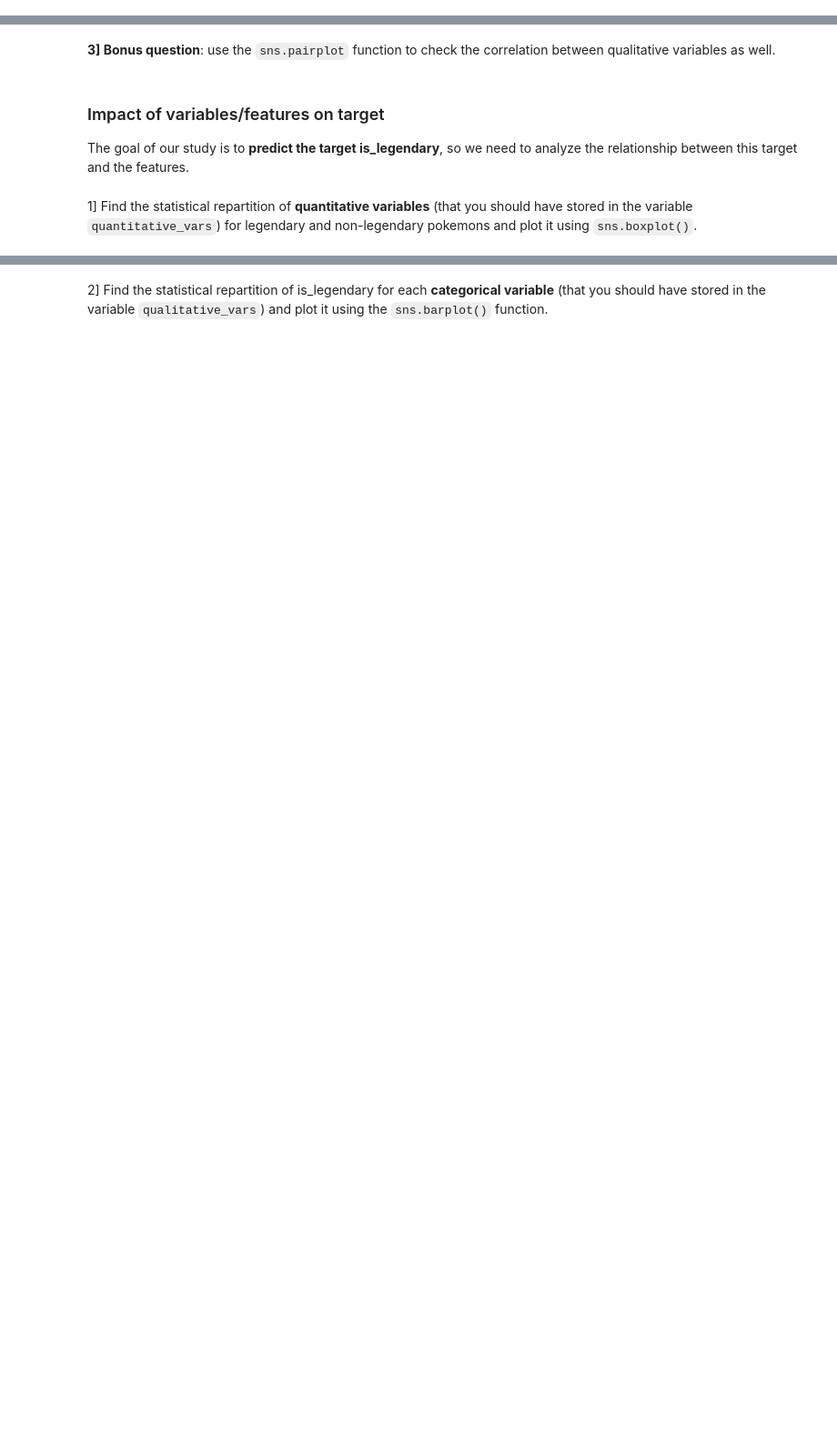
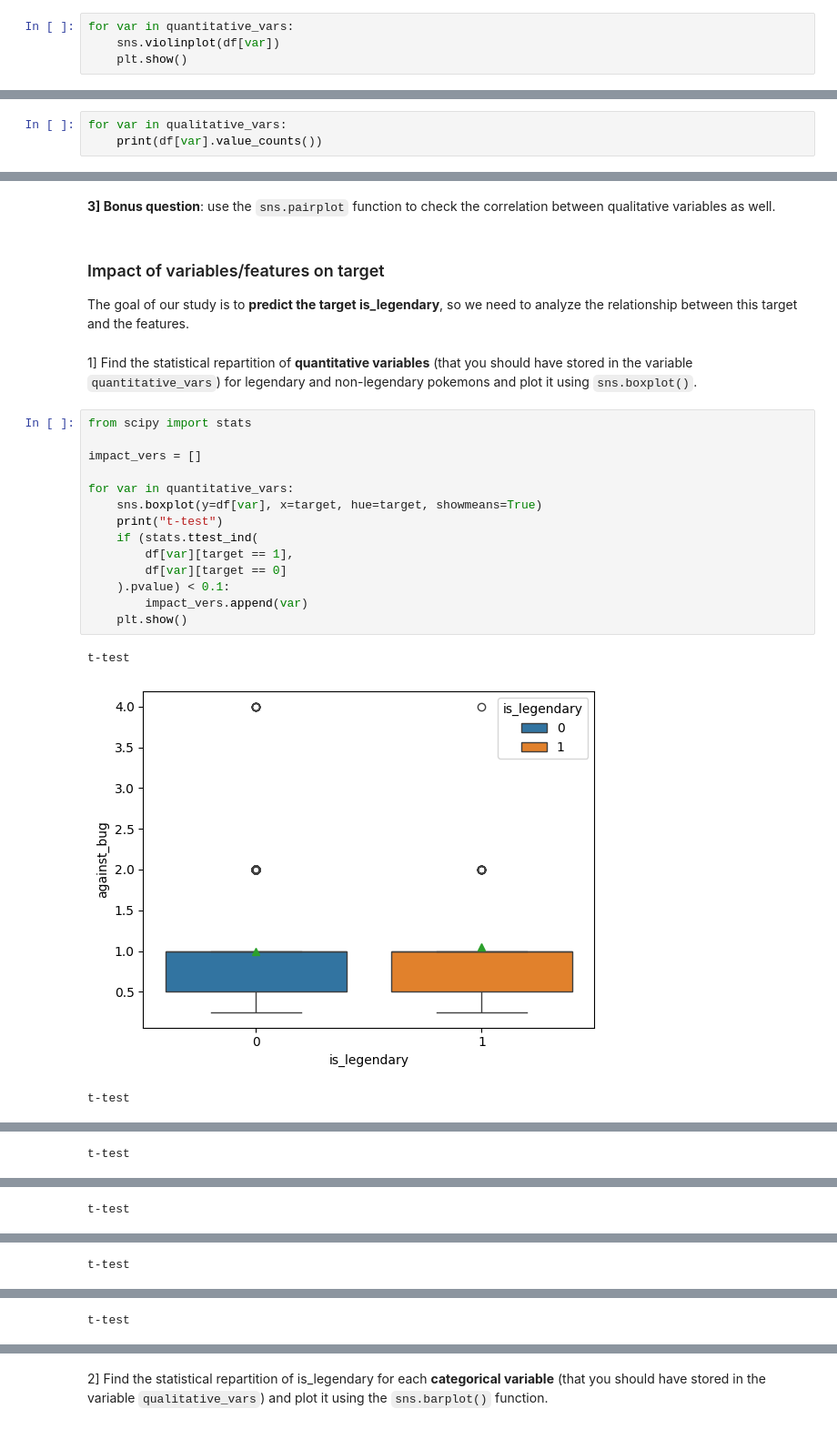
Before and after one commit to SphRbtHyk/miashs_introduction_ml, a Jupyter notebook: lab2/lab2_data_analysis.ipynb, the cells around one changed output, grey strips where cells are left out. Shown at 91% size. Saved outputs shown, nothing was run; the diff lists cells and outputs as text; blank space fills up the shorter version.

```diff
--- a/lab2/lab2_data_analysis.ipynb
+++ b/lab2/lab2_data_analysis.ipynb
@@ -119,2 +122,6 @@ Name: count, dtype: int64
 # %% [markdown]
 2. For each **quantitative variables** (that you should have stored in the variable `quantitative_vars`), plot the variable repartitions using `sns.histplot` and `sns.violinplot`. Deduce for each variable a possible distribution.
+# %%
+for var in quantitative_vars:
+    sns.violinplot(df[var])
+    plt.show()
@@ -121,2 +142,5 @@ Name: count, dtype: int64
 # %% [markdown]
 3. For each **qualitative variables** (that you should have stored in the variable `qualititative_vars`), provide the different values that can be taken by the variable and count the number of individuals per category.
+# %%
+for var in qualitative_vars:
+    print(df[var].value_counts())
@@ -136,3 +219,21 @@ Name: count, dtype: int64
 The goal of our study is to **predict the target is_legendary**, so we need to analyze the relationship between this target and the features.
 # %% [markdown]
 1] Find the statistical repartition of **quantitative variables** (that you should have stored in the variable `quantitative_vars`) for legendary and non-legendary pokemons and plot it using `sns.boxplot()`.
+# %%
+from scipy import stats
+
+impact_vers = []
+
+for var in quantitative_vars:
+    sns.boxplot(y=df[var], x=target, hue=target, showmeans=True)
+    print("t-test")
+    if (stats.ttest_ind(
+        df[var][target == 1],
+        df[var][target == 0]
+    ).pvalue) < 0.1:
+        impact_vers.append(var)
+    plt.show()
+# %% [output]
+t-test
+[figure, added]
+t-test
@@ -138,0 +241 @@ The goal of our study is to **predict the target is_legendary**, so we need to a
+t-test
@@ -138,0 +243 @@ The goal of our study is to **predict the target is_legendary**, so we need to a
+t-test
@@ -138,0 +245 @@ The goal of our study is to **predict the target is_legendary**, so we need to a
+t-test
@@ -138,0 +247 @@ The goal of our study is to **predict the target is_legendary**, so we need to a
+t-test
```
Also changed, not shown: parts of 29 cells of this notebook.
